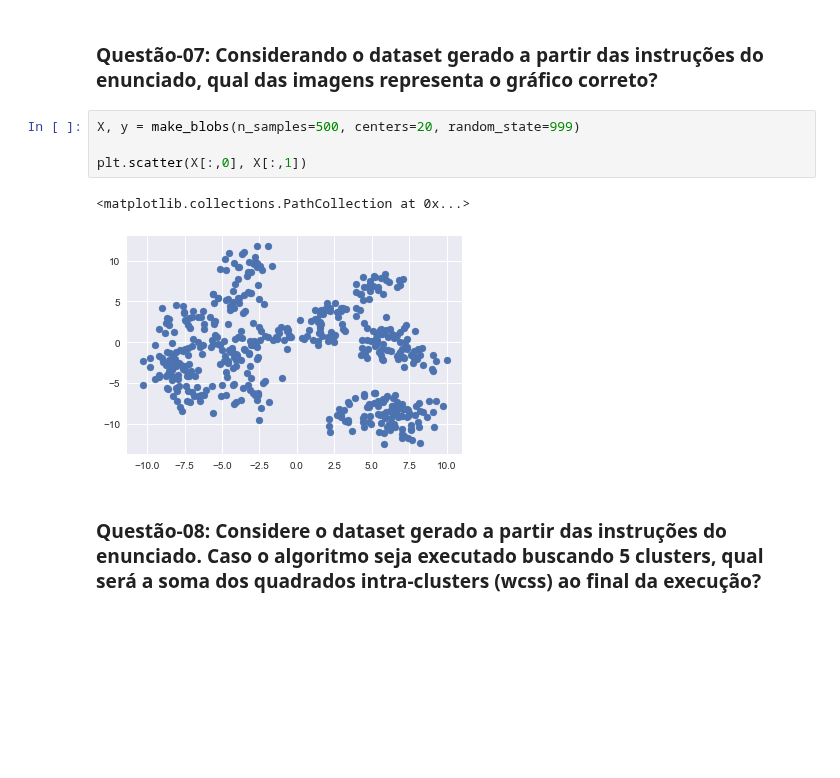
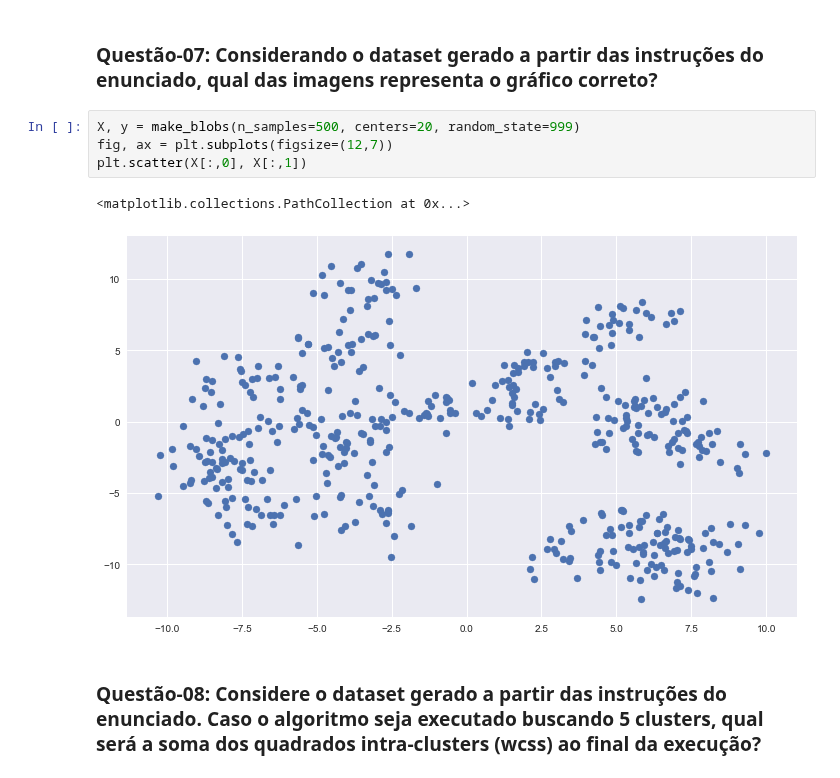
Before and after one commit to Collumbus/Bootcamp-Analista-de-Dados-IGTI, a Jupyter notebook: Modulo-01/Trabalho-01/trabalho-01.ipynb, the cells around one changed output. Saved outputs shown, nothing was run; the diff lists cells and outputs as text; blank space fills up the shorter version.

```diff
--- a/Modulo-01/Trabalho-01/trabalho-01.ipynb
+++ b/Modulo-01/Trabalho-01/trabalho-01.ipynb
@@ -176,11 +196,11 @@ A soma dos quadrados intra-clusters é: 31547.372471390485
 ### Questão-07: Considerando o dataset gerado a partir das instruções do enunciado, qual das imagens representa o gráfico correto?
 # %%
 X, y = make_blobs(n_samples=500, centers=20, random_state=999)
-
+fig, ax = plt.subplots(figsize=(12,7))
 plt.scatter(X[:,0], X[:,1])
 # %% [output]
 <matplotlib.collections.PathCollection at 0x...>
-[figure, old version]
+[figure, new version]
 # %% [markdown]
 ### Questão-08: Considere o dataset gerado a partir das instruções do enunciado. Caso o algoritmo seja executado buscando 5 clusters, qual será a soma dos quadrados intra-clusters (wcss) ao final da execução?
 # %%
```
Also changed, not shown: parts of 8 cells of this notebook.
